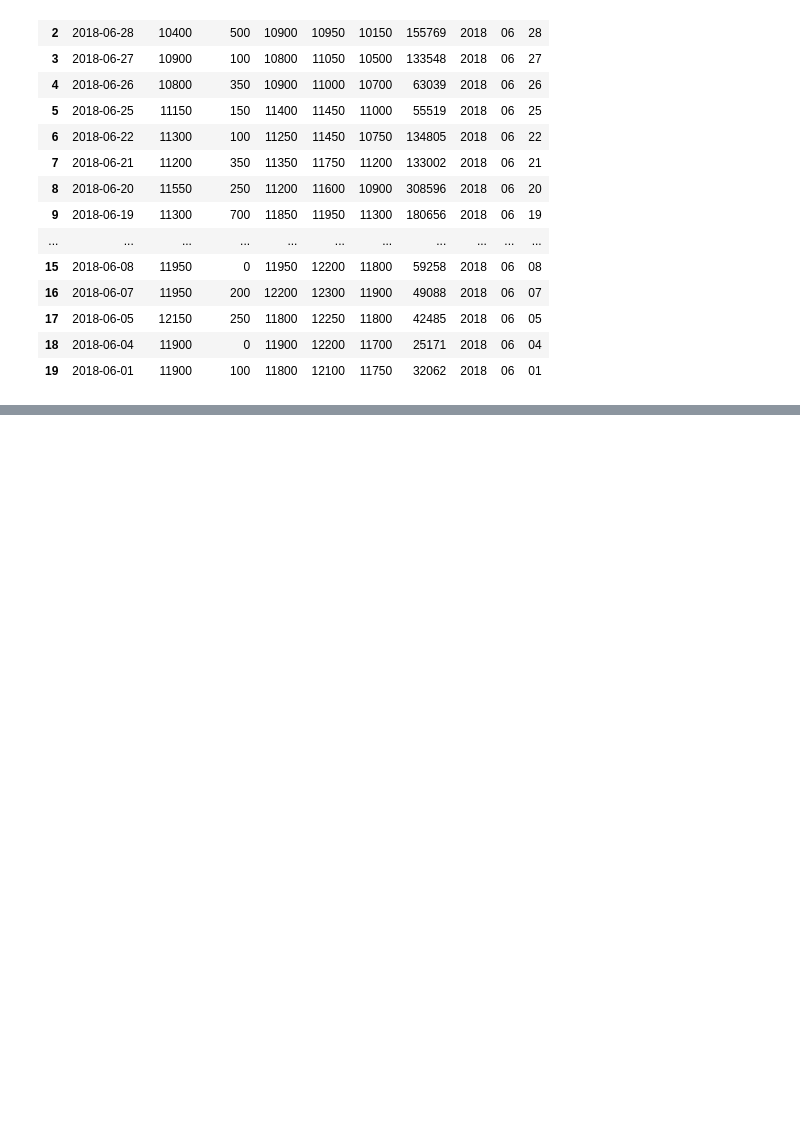
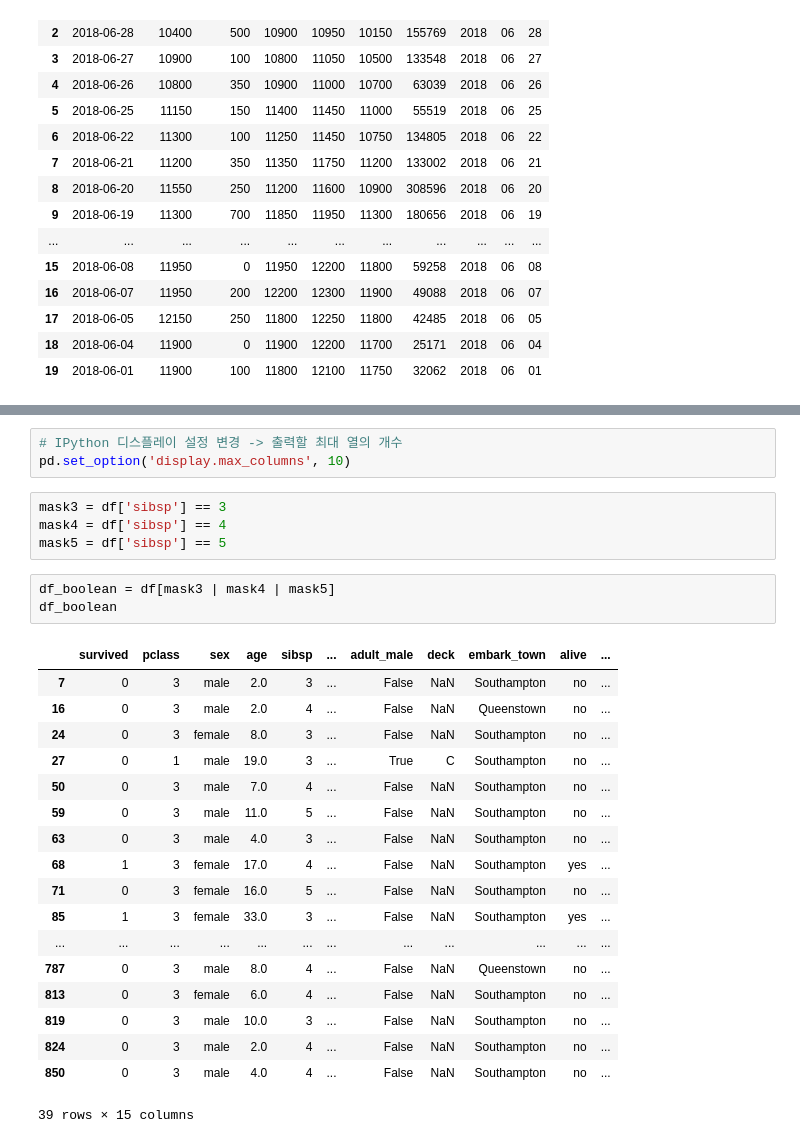
Before and after one commit to DevFrog92/pandas, a Jupyter notebook: chapter06.ipynb, the cells around one changed output, grey strips where cells are left out. Saved outputs shown, nothing was run; the diff lists cells and outputs as text; blank space fills up the shorter version.

```diff
--- a/chapter06.ipynb
+++ b/chapter06.ipynb
@@ -390,0 +528,29 @@ df
+# %%
+# IPython 디스플레이 설정 변경 -> 출력할 최대 열의 개수
+pd.set_option('display.max_columns', 10)
+# %%
+mask3 = df['sibsp'] == 3
+mask4 = df['sibsp'] == 4
+mask5 = df['sibsp'] == 5
+# %%
+df_boolean = df[mask3 | mask4 | mask5]
+df_boolean
+# %% [output]
+|  | survived | pclass | sex | age | sibsp | ... | adult_male | deck | embark_town | alive | ... |
+| 7 | 0 | 3 | male | 2.0 | 3 | ... | False | NaN | Southampton | no | ... |
+| 16 | 0 | 3 | male | 2.0 | 4 | ... | False | NaN | Queenstown | no | ... |
+| 24 | 0 | 3 | female | 8.0 | 3 | ... | False | NaN | Southampton | no | ... |
+| 27 | 0 | 1 | male | 19.0 | 3 | ... | True | C | Southampton | no | ... |
+| 50 | 0 | 3 | male | 7.0 | 4 | ... | False | NaN | Southampton | no | ... |
+| 59 | 0 | 3 | male | 11.0 | 5 | ... | False | NaN | Southampton | no | ... |
+| 63 | 0 | 3 | male | 4.0 | 3 | ... | False | NaN | Southampton | no | ... |
+| 68 | 1 | 3 | female | 17.0 | 4 | ... | False | NaN | Southampton | yes | ... |
+| 71 | 0 | 3 | female | 16.0 | 5 | ... | False | NaN | Southampton | no | ... |
+| 85 | 1 | 3 | female | 33.0 | 3 | ... | False | NaN | Southampton | yes | ... |
+| ... | ... | ... | ... | ... | ... | ... | ... | ... | ... | ... | ... |
+| 787 | 0 | 3 | male | 8.0 | 4 | ... | False | NaN | Queenstown | no | ... |
+| 813 | 0 | 3 | female | 6.0 | 4 | ... | False | NaN | Southampton | no | ... |
+| 819 | 0 | 3 | male | 10.0 | 3 | ... | False | NaN | Southampton | no | ... |
+| 824 | 0 | 3 | male | 2.0 | 4 | ... | False | NaN | Southampton | no | ... |
+| 850 | 0 | 3 | male | 4.0 | 4 | ... | False | NaN | Southampton | no | ... |
+39 rows × 15 columns
```
Also changed, not shown: parts of 11 cells of this notebook.
